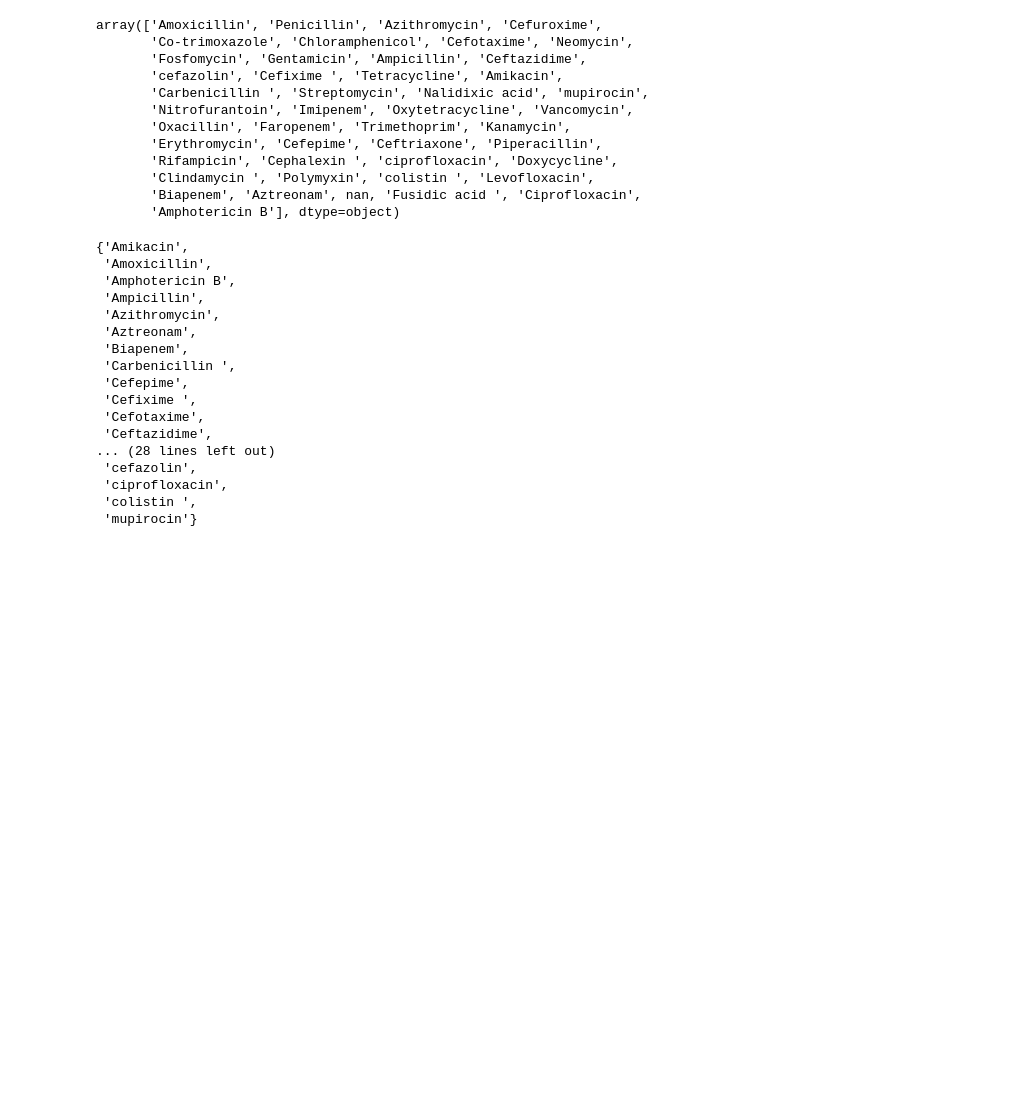
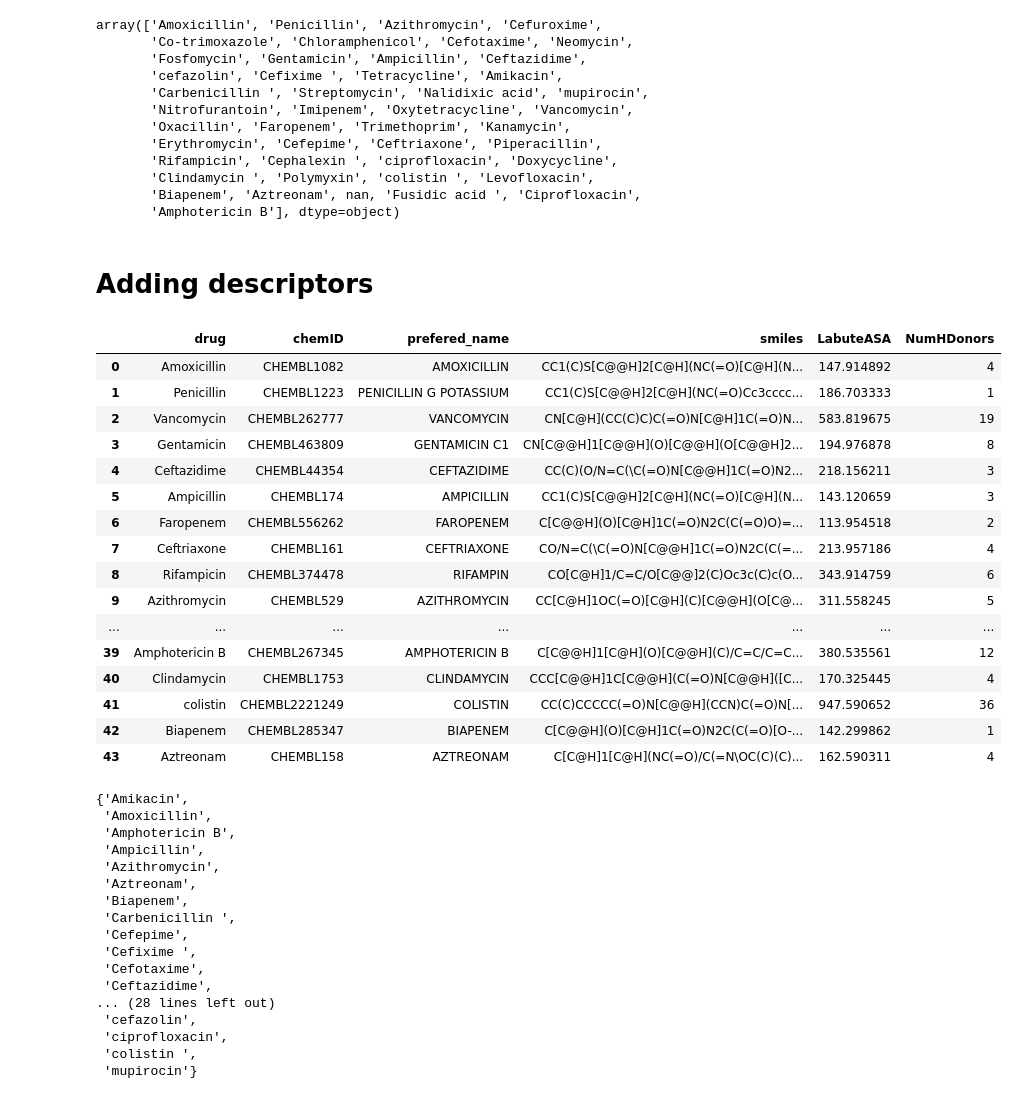
Before and after one commit to vahahahart/hackathon_team_3, a Jupyter notebook: tmp_vah.ipynb, the cells around one changed output. Drawn from its saved outputs; the diff is of its cells as text; code cells hidden in the pictures; blank space fills up the shorter version.

Commit message:
added block 'adding descs'

```diff
--- a/tmp_vah.ipynb
+++ b/tmp_vah.ipynb
@@ -85,3 +89,5 @@ array(['Amoxicillin', 'Penicillin', 'Azithromycin', 'Cefuroxime',
        'Clindamycin ', 'Polymyxin', 'colistin ', 'Levofloxacin',
        'Biapenem', 'Aztreonam', nan, 'Fusidic acid ', 'Ciprofloxacin',
        'Amphotericin B'], dtype=object)
+# %% [markdown]
+# Adding descriptors
@@ -88,3 +136,25 @@ array(['Amoxicillin', 'Penicillin', 'Azithromycin', 'Cefuroxime',
+# %%
+df_drug = add_desc_to_df(df_drug, ['LabuteASA', 'NumHDonors'])
+# %%
+df_drug
+# %% [output]
+|  | drug | chemID | prefered_name | smiles | LabuteASA | NumHDonors |
+| 0 | Amoxicillin | CHEMBL1082 | AMOXICILLIN | CC1(C)S[C@@H]2[C@H](NC(=O)[C@H](N... | 147.914892 | 4 |
+| 1 | Penicillin | CHEMBL1223 | PENICILLIN G POTASSIUM | CC1(C)S[C@@H]2[C@H](NC(=O)Cc3cccc... | 186.703333 | 1 |
+| 2 | Vancomycin | CHEMBL262777 | VANCOMYCIN | CN[C@H](CC(C)C)C(=O)N[C@H]1C(=O)N... | 583.819675 | 19 |
+| 3 | Gentamicin | CHEMBL463809 | GENTAMICIN C1 | CN[C@@H]1[C@@H](O)[C@@H](O[C@@H]2... | 194.976878 | 8 |
+| 4 | Ceftazidime | CHEMBL44354 | CEFTAZIDIME | CC(C)(O/N=C(\C(=O)N[C@@H]1C(=O)N2... | 218.156211 | 3 |
+| 5 | Ampicillin | CHEMBL174 | AMPICILLIN | CC1(C)S[C@@H]2[C@H](NC(=O)[C@H](N... | 143.120659 | 3 |
+| 6 | Faropenem | CHEMBL556262 | FAROPENEM | C[C@@H](O)[C@H]1C(=O)N2C(C(=O)O)=... | 113.954518 | 2 |
+| 7 | Ceftriaxone | CHEMBL161 | CEFTRIAXONE | CO/N=C(\C(=O)N[C@@H]1C(=O)N2C(C(=... | 213.957186 | 4 |
+| 8 | Rifampicin | CHEMBL374478 | RIFAMPIN | CO[C@H]1/C=C/O[C@@]2(C)Oc3c(C)c(O... | 343.914759 | 6 |
+| 9 | Azithromycin | CHEMBL529 | AZITHROMYCIN | CC[C@H]1OC(=O)[C@H](C)[C@@H](O[C@... | 311.558245 | 5 |
+| ... | ... | ... | ... | ... | ... | ... |
+| 39 | Amphotericin B | CHEMBL267345 | AMPHOTERICIN B | C[C@@H]1[C@H](O)[C@@H](C)/C=C/C=C... | 380.535561 | 12 |
+| 40 | Clindamycin | CHEMBL1753 | CLINDAMYCIN | CCC[C@@H]1C[C@@H](C(=O)N[C@@H]([C... | 170.325445 | 4 |
+| 41 | colistin | CHEMBL2221249 | COLISTIN | CC(C)CCCCC(=O)N[C@@H](CCN)C(=O)N[... | 947.590652 | 36 |
+| 42 | Biapenem | CHEMBL285347 | BIAPENEM | C[C@@H](O)[C@H]1C(=O)N2C(C(=O)[O-... | 142.299862 | 1 |
+| 43 | Aztreonam | CHEMBL158 | AZTREONAM | C[C@H]1[C@H](NC(=O)/C(=N\OC(C)(C)... | 162.590311 | 4 |
 # %%
 drugs_in_drugs = set(df_drug.drug.unique())
 drugs_in_drugs
```
Also changed, not shown: parts of 5 cells of this notebook.
